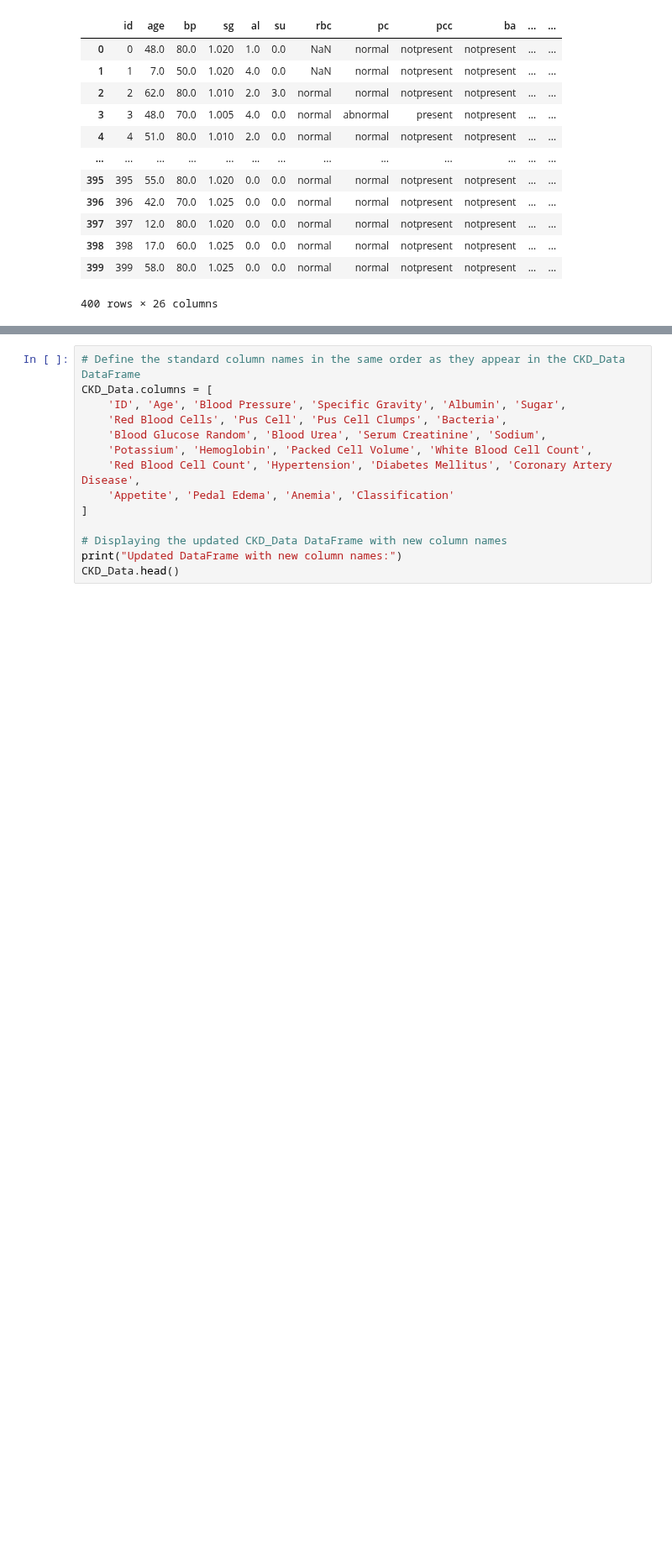
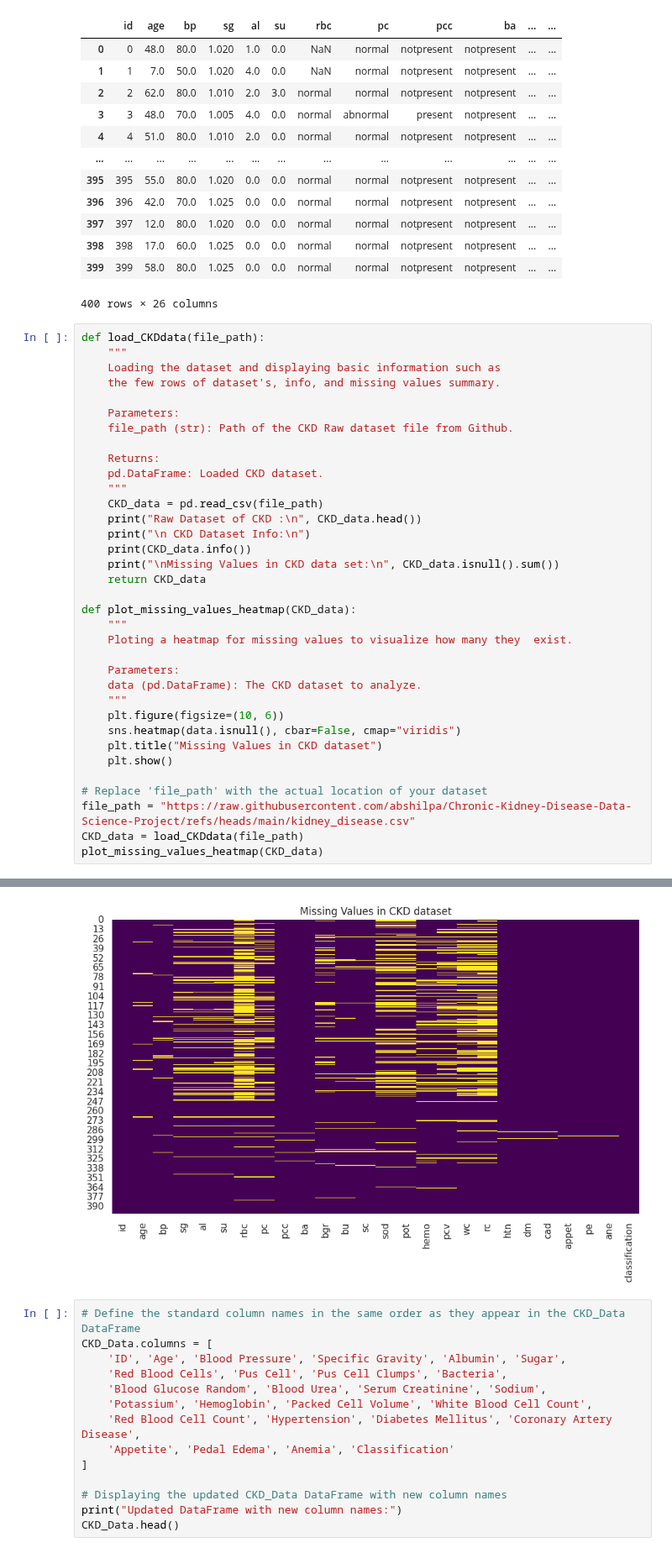
Before and after one commit to abshilpa/Chronic-Kidney-Disease-Data-Science-Project, a Jupyter notebook: MSC_Final_project_CKD.ipynb, the cells around one changed output, grey strips where cells are left out. Shown at 84% size. Drawn from its saved outputs; the diff is of its cells as text; blank space fills up the shorter version.

```diff
--- a/MSC_Final_project_CKD.ipynb
+++ b/MSC_Final_project_CKD.ipynb
@@ -50,3 +50,39 @@ CKD_Data
 | 398 | 398 | 17.0 | 60.0 | 1.025 | 0.0 | 0.0 | normal | normal | notpresent | notpresent | ... | ... |
 | 399 | 399 | 58.0 | 80.0 | 1.025 | 0.0 | 0.0 | normal | normal | notpresent | notpresent | ... | ... |
 400 rows × 26 columns
+# %%
+def load_CKDdata(file_path):
+    """
+    Loading the dataset and displaying basic information such as
+    the few rows of dataset's, info, and missing values summary.
+
+    Parameters:
+    file_path (str): Path of the CKD Raw dataset file from Github.
+
+    Returns:
+    pd.DataFrame: Loaded CKD dataset.
+    """
+    CKD_data = pd.read_csv(file_path)
+    print("Raw Dataset of CKD :\n", CKD_data.head())
+    print("\n CKD Dataset Info:\n")
+    print(CKD_data.info())
+    print("\nMissing Values in CKD data set:\n", CKD_data.isnull().sum())
+    return CKD_data
+
+def plot_missing_values_heatmap(CKD_data):
+    """
+    Ploting a heatmap for missing values to visualize how many they  exist.
+
+    Parameters:
+    data (pd.DataFrame): The CKD dataset to analyze.
+    """
+    plt.figure(figsize=(10, 6))
+    sns.heatmap(data.isnull(), cbar=False, cmap="viridis")
+    plt.title("Missing Values in CKD dataset")
+    plt.show()
+
+# Replace 'file_path' with the actual location of your dataset
+file_path = "https://raw.githubusercontent.com/abshilpa/Chronic-Kidney-Disease-Data-Science-Project/refs/heads/main/kidney_disease.csv"
+CKD_data = load_CKDdata(file_path)
+plot_missing_values_heatmap(CKD_data)
+# %% [output]
@@ -53,3 +106,4 @@ CKD_Data
+[figure, added]
 # %%
 # Define the standard column names in the same order as they appear in the CKD_Data DataFrame
 CKD_Data.columns = [
```
Also changed, not shown: parts of 3 cells of this notebook.
